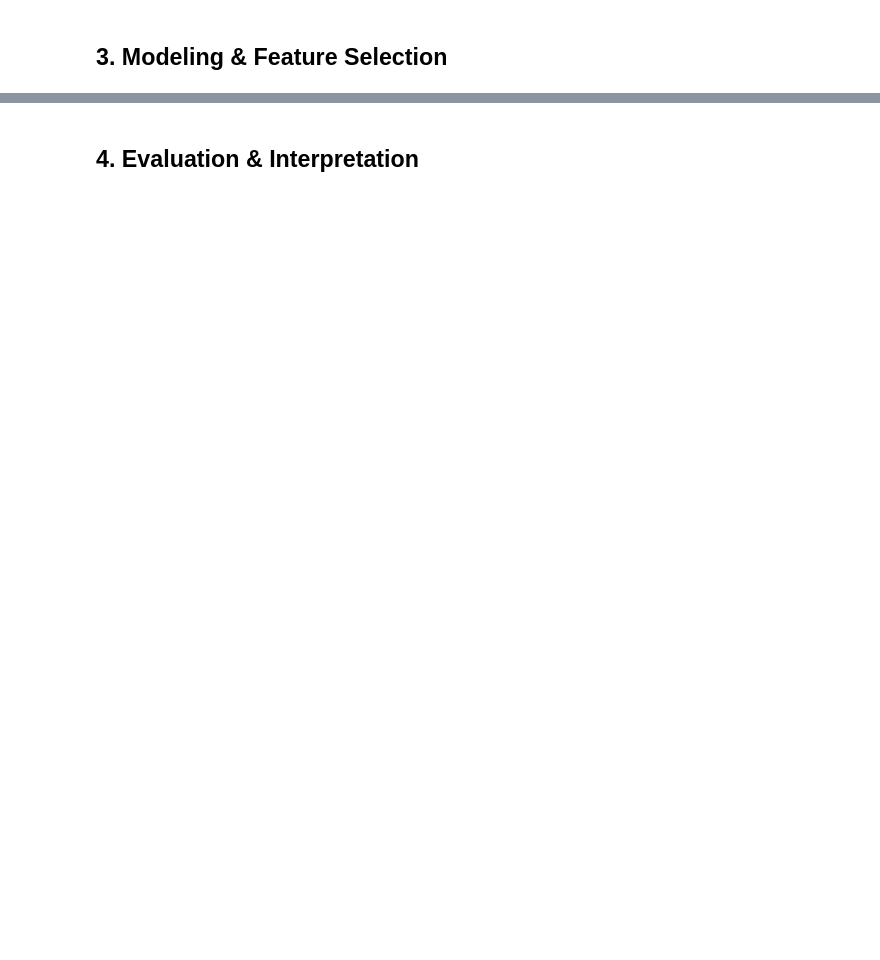
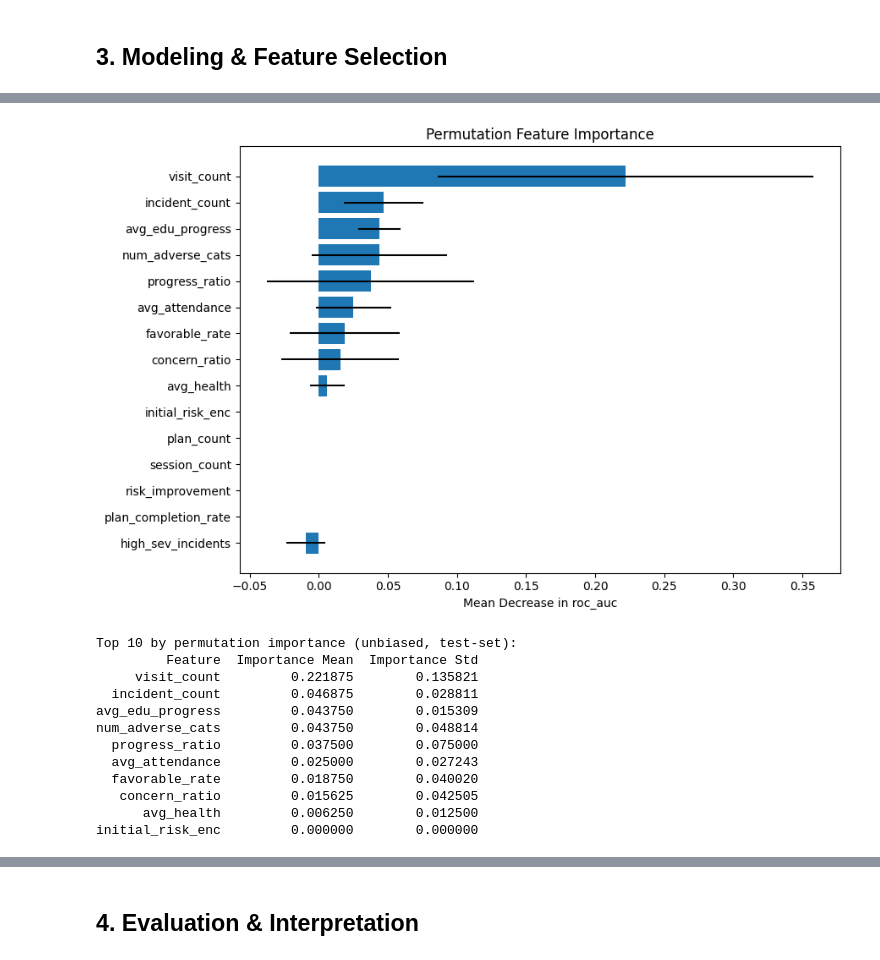
Before and after one commit to d-rex14/intex2, a Jupyter notebook: ml-pipelines/reintegration-readiness.ipynb, the cells around one changed output, grey strips where cells are left out. Drawn from its saved outputs; the diff is of its cells as text; code cells hidden in the pictures; blank space fills up the shorter version.

Commit message:
adding pipeline functionality to multiple pages

```diff
--- a/ml-pipelines/reintegration-readiness.ipynb
+++ b/ml-pipelines/reintegration-readiness.ipynb
@@ -49,7 +49,7 @@ from pathlib import Path
 import warnings
 warnings.filterwarnings('ignore')
 
-DATA_DIR     = Path('../data/lighthouse_csv_v7')
+DATA_DIR     = Path('../data/raw')
 RANDOM_STATE = 42
 # %%
 # ── Load all related tables ───────────────────────────────────────────────────
@@ -312,11 +487,26 @@ feature_importance_plot(
 # %%
 # ── Permutation importance on TEST data (Ch. 16) ──────────────────────────────
+# Preprocessed matrix + final estimator only (full Pipeline needs a DataFrame for ColumnTransformer)
 pfi = permutation_importance_report(
-    best_gb, X_test_prep, y_test, feature_names_out,
+    best_gb.named_steps['model'], X_test_prep, y_test, feature_names_out,
     n_repeats=10, scoring='roc_auc', top_n=15
 )
 print('\nTop 10 by permutation importance (unbiased, test-set):')
 print(pfi.head(10).to_string(index=False))
+# %% [output]
+[figure, added]
+Top 10 by permutation importance (unbiased, test-set):
+         Feature  Importance Mean  Importance Std
+     visit_count         0.221875        0.135821
+  incident_count         0.046875        0.028811
+avg_edu_progress         0.043750        0.015309
+num_adverse_cats         0.043750        0.048814
+  progress_ratio         0.037500        0.075000
+  avg_attendance         0.025000        0.027243
+  favorable_rate         0.018750        0.040020
+   concern_ratio         0.015625        0.042505
+      avg_health         0.006250        0.012500
+initial_risk_enc         0.000000        0.000000
 # %%
 # ── Logistic regression coefficient plot (Ch. 13) ────────────────────────────
 lr_pipe.fit(X_train, y_train)
```
Also changed, not shown: parts of 25 cells of this notebook, 23 other files.
